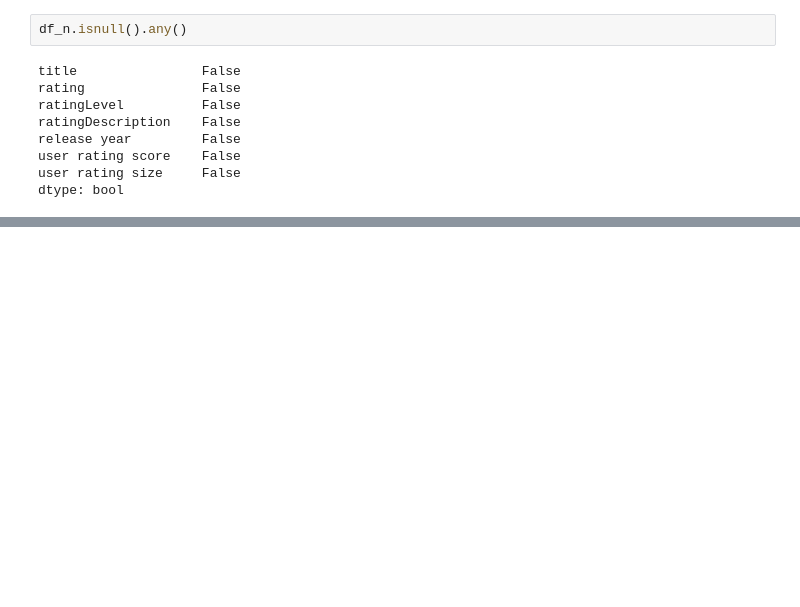
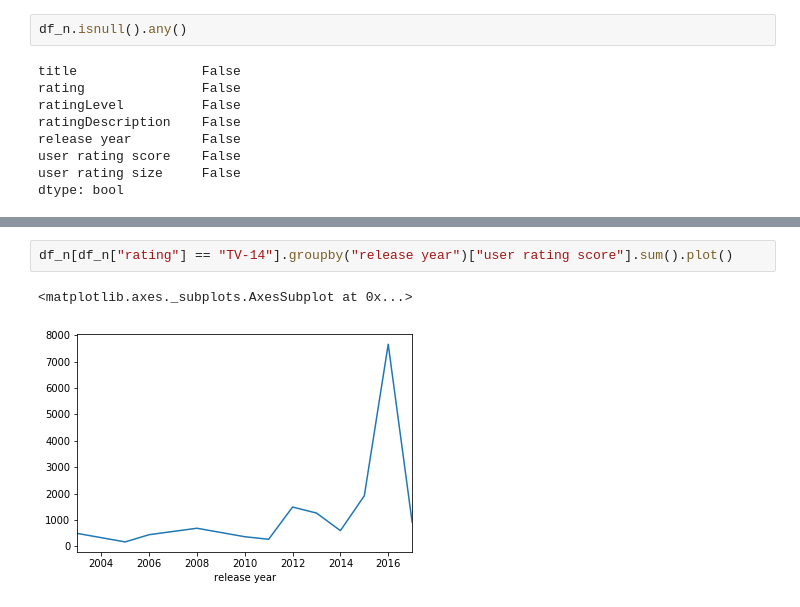
Before and after one commit to rj1981/R, a Jupyter notebook: Final_Project.ipynb, the cells around one changed output, grey strips where cells are left out. Drawn from its saved outputs; the diff is of its cells as text; blank space fills up the shorter version.

```diff
--- a/Final_Project.ipynb
+++ b/Final_Project.ipynb
@@ -119,0 +121,5 @@ Text(0.5, 1.0, 'Data Pengguna Netflix berdasarkan Rating')
+# %%
+df_n[df_n["rating"] == "TV-14"].groupby("release year")["user rating score"].sum().plot()
+# %% [output]
+<matplotlib.axes._subplots.AxesSubplot at 0x...>
+[figure, added]
```
Also changed, not shown: parts of 5 cells of this notebook.
